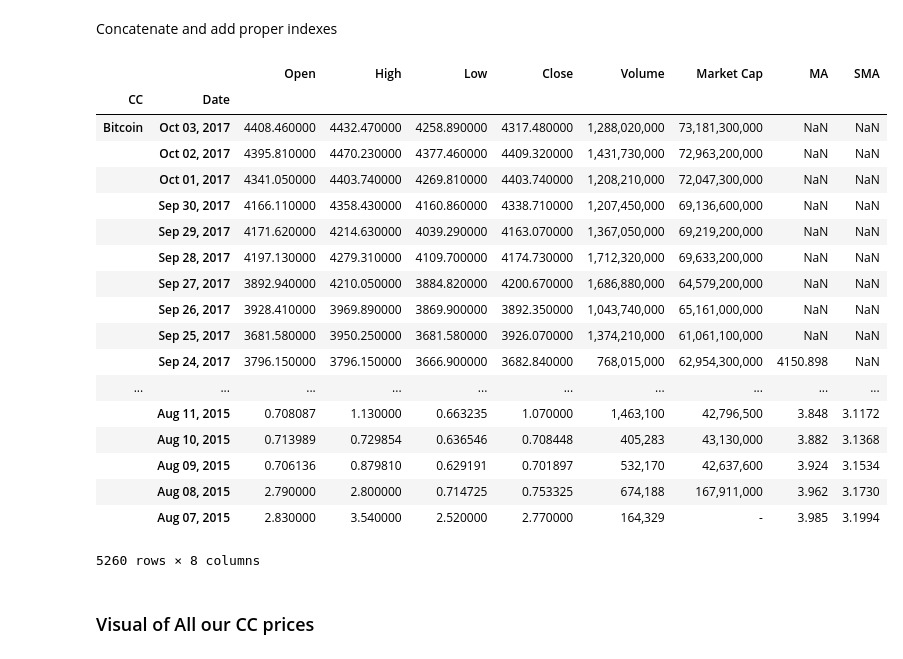
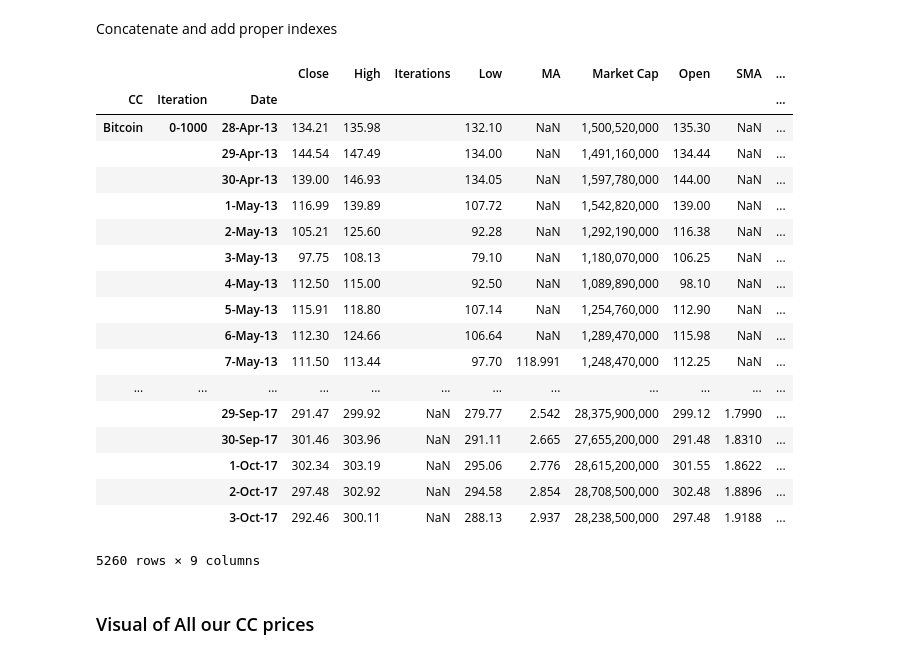
Before and after one commit to kayne10/Crypto-Pirates, a Jupyter notebook: pandas_scripts/MasterDataFrame.ipynb, the cells around one changed output. Saved outputs shown, nothing was run; the diff lists cells and outputs as text; code cells hidden in the pictures.

```diff
--- a/pandas_scripts/MasterDataFrame.ipynb
+++ b/pandas_scripts/MasterDataFrame.ipynb
@@ -82,10 +82,10 @@ btc_df.set_index('Significant')
 # %% [markdown]
 ## Read Mulitple Data Frames
 # %%
-btc = pd.read_csv('/Users/troy/Github/courses/crypto-pirates/Datasets/bitcoin_price.csv')
-mon = pd.read_csv('/Users/troy/Github/courses/crypto-pirates/Datasets/monero_price.csv')
-lit = pd.read_csv('/Users/troy/Github/courses/crypto-pirates/Datasets/litecoin_price.csv')
-eth = pd.read_csv('/Users/troy/Github/courses/crypto-pirates/Datasets/ethereum_price.csv')
+btc = pd.read_csv('/Users/troy/Github/courses/crypto-pirates/cryptocurrencypricehistory/bitcoin_price.csv')
+mon = pd.read_csv('/Users/troy/Github/courses/crypto-pirates/cryptocurrencypricehistory/monero_price.csv')
+lit = pd.read_csv('/Users/troy/Github/courses/crypto-pirates/cryptocurrencypricehistory/litecoin_price.csv')
+eth = pd.read_csv('/Users/troy/Github/courses/crypto-pirates/cryptocurrencypricehistory/ethereum_price.csv')
 # %% [markdown]
 # Concatenating Multiple Data Frames
 # %% [markdown]
@@ -119,0 +116,18 @@ result['Close'].mean()
+# %%
+# btc[['Date', 'Close', 'MA']]
+# onUp = (btc['MA'] > btc['Close']) & (btc[])
+# btc[onUp][['Date','Close']]
+
+iteration = (btc['Close']>0) & (btc['Close']<1000)
+iteration2 = (btc['Close']>1000) & (btc['Close']<2000)
+iteration3 = (btc['Close']>2000) & (btc['Close']<3000)
+iteration4 = (btc['Close']>3000) & (btc['Close']<4000)
+iteration5 = (btc['Close']>4000) & (btc['Close']<5000)
+
+column = 'Iteration'
+btc.loc[iteration, column] = '0-1000'
+btc.loc[iteration2, column] = '1000-2000'
+btc.loc[iteration3, column] = '2000-000'
+btc.loc[iteration4, column] = '3000-4000'
+btc.loc[iteration5, column] = '4000-5000'
+btc.set_index(['CC','Iteration','Date'])
@@ -121,27 +155,27 @@ result['Close'].mean()
 Concatenate and add proper indexes
 # %%
 master = pd.concat([btc,mon,lit,eth])
-master.set_index(['CC','Date'])
+master.set_index(['CC','Iteration','Date'])
 # %% [output]
-|  |  | Open | High | Low | Close | Volume | Market Cap | MA | SMA |
-| CC | Date |  |  |  |  |  |  |  |  |
-| Bitcoin | Oct 03, 2017 | 4408.460000 | 4432.470000 | 4258.890000 | 4317.480000 | 1,288,020,000 | 73,181,300,000 | NaN | NaN |
-|  | Oct 02, 2017 | 4395.810000 | 4470.230000 | 4377.460000 | 4409.320000 | 1,431,730,000 | 72,963,200,000 | NaN | NaN |
-|  | Oct 01, 2017 | 4341.050000 | 4403.740000 | 4269.810000 | 4403.740000 | 1,208,210,000 | 72,047,300,000 | NaN | NaN |
-|  | Sep 30, 2017 | 4166.110000 | 4358.430000 | 4160.860000 | 4338.710000 | 1,207,450,000 | 69,136,600,000 | NaN | NaN |
-|  | Sep 29, 2017 | 4171.620000 | 4214.630000 | 4039.290000 | 4163.070000 | 1,367,050,000 | 69,219,200,000 | NaN | NaN |
-|  | Sep 28, 2017 | 4197.130000 | 4279.310000 | 4109.700000 | 4174.730000 | 1,712,320,000 | 69,633,200,000 | NaN | NaN |
-|  | Sep 27, 2017 | 3892.940000 | 4210.050000 | 3884.820000 | 4200.670000 | 1,686,880,000 | 64,579,200,000 | NaN | NaN |
-|  | Sep 26, 2017 | 3928.410000 | 3969.890000 | 3869.900000 | 3892.350000 | 1,043,740,000 | 65,161,000,000 | NaN | NaN |
-|  | Sep 25, 2017 | 3681.580000 | 3950.250000 | 3681.580000 | 3926.070000 | 1,374,210,000 | 61,061,100,000 | NaN | NaN |
-|  | Sep 24, 2017 | 3796.150000 | 3796.150000 | 3666.900000 | 3682.840000 | 768,015,000 | 62,954,300,000 | 4150.898 | NaN |
-| ... | ... | ... | ... | ... | ... | ... | ... | ... | ... |
-|  | Aug 11, 2015 | 0.708087 | 1.130000 | 0.663235 | 1.070000 | 1,463,100 | 42,796,500 | 3.848 | 3.1172 |
-|  | Aug 10, 2015 | 0.713989 | 0.729854 | 0.636546 | 0.708448 | 405,283 | 43,130,000 | 3.882 | 3.1368 |
-|  | Aug 09, 2015 | 0.706136 | 0.879810 | 0.629191 | 0.701897 | 532,170 | 42,637,600 | 3.924 | 3.1534 |
-|  | Aug 08, 2015 | 2.790000 | 2.800000 | 0.714725 | 0.753325 | 674,188 | 167,911,000 | 3.962 | 3.1730 |
-|  | Aug 07, 2015 | 2.830000 | 3.540000 | 2.520000 | 2.770000 | 164,329 | - | 3.985 | 3.1994 |
+|  |  |  | Close | High | Iterations | Low | MA | Market Cap | Open | SMA | ... |
+| CC | Iteration | Date |  |  |  |  |  |  |  |  | ... |
+| Bitcoin | 0-1000 | 28-Apr-13 | 134.21 | 135.98 |  | 132.10 | NaN | 1,500,520,000 | 135.30 | NaN | ... |
+|  |  | 29-Apr-13 | 144.54 | 147.49 |  | 134.00 | NaN | 1,491,160,000 | 134.44 | NaN | ... |
+|  |  | 30-Apr-13 | 139.00 | 146.93 |  | 134.05 | NaN | 1,597,780,000 | 144.00 | NaN | ... |
+|  |  | 1-May-13 | 116.99 | 139.89 |  | 107.72 | NaN | 1,542,820,000 | 139.00 | NaN | ... |
+|  |  | 2-May-13 | 105.21 | 125.60 |  | 92.28 | NaN | 1,292,190,000 | 116.38 | NaN | ... |
+|  |  | 3-May-13 | 97.75 | 108.13 |  | 79.10 | NaN | 1,180,070,000 | 106.25 | NaN | ... |
+|  |  | 4-May-13 | 112.50 | 115.00 |  | 92.50 | NaN | 1,089,890,000 | 98.10 | NaN | ... |
+|  |  | 5-May-13 | 115.91 | 118.80 |  | 107.14 | NaN | 1,254,760,000 | 112.90 | NaN | ... |
+|  |  | 6-May-13 | 112.30 | 124.66 |  | 106.64 | NaN | 1,289,470,000 | 115.98 | NaN | ... |
+|  |  | 7-May-13 | 111.50 | 113.44 |  | 97.70 | 118.991 | 1,248,470,000 | 112.25 | NaN | ... |
+| ... | ... | ... | ... | ... | ... | ... | ... | ... | ... | ... | ... |
+|  |  | 29-Sep-17 | 291.47 | 299.92 | NaN | 279.77 | 2.542 | 28,375,900,000 | 299.12 | 1.7990 | ... |
+|  |  | 30-Sep-17 | 301.46 | 303.96 | NaN | 291.11 | 2.665 | 27,655,200,000 | 291.48 | 1.8310 | ... |
+|  |  | 1-Oct-17 | 302.34 | 303.19 | NaN | 295.06 | 2.776 | 28,615,200,000 | 301.55 | 1.8622 | ... |
+|  |  | 2-Oct-17 | 297.48 | 302.92 | NaN | 294.58 | 2.854 | 28,708,500,000 | 302.48 | 1.8896 | ... |
+|  |  | 3-Oct-17 | 292.46 | 300.11 | NaN | 288.13 | 2.937 | 28,238,500,000 | 297.48 | 1.9188 | ... |
-5260 rows × 8 columns
+5260 rows × 9 columns
 # %% [markdown]
 ### Visual of All  our CC prices
 # %% [markdown]
```
Also changed, not shown: parts of 15 cells of this notebook, 4 other files.
